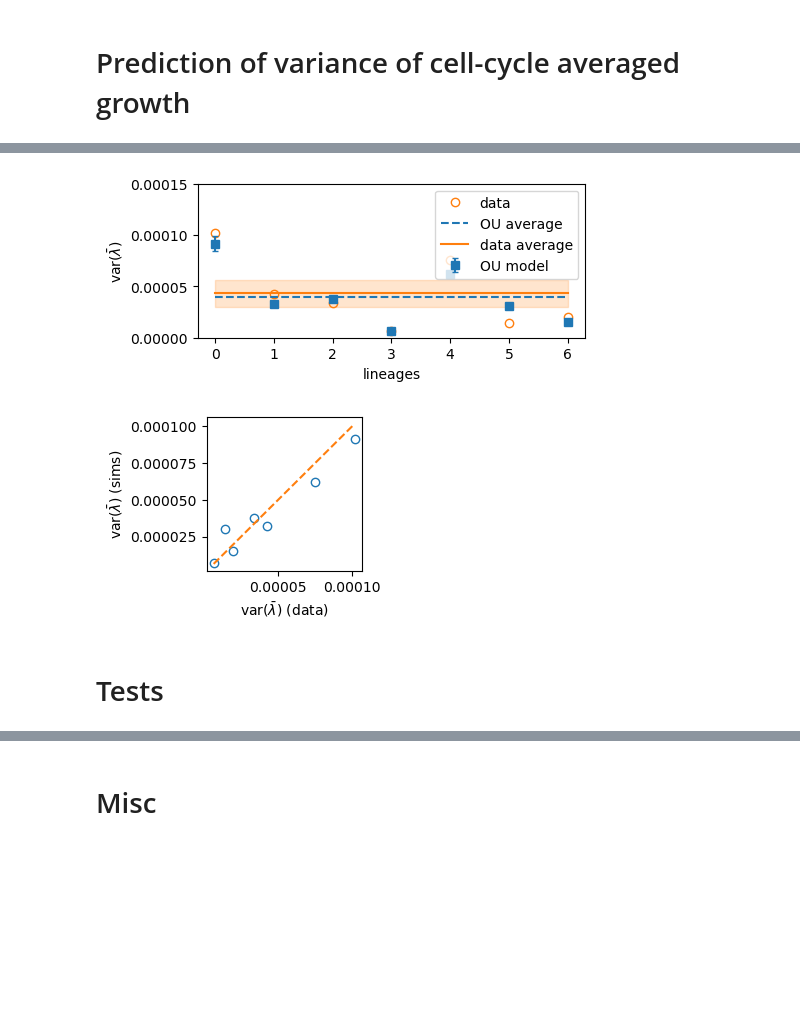
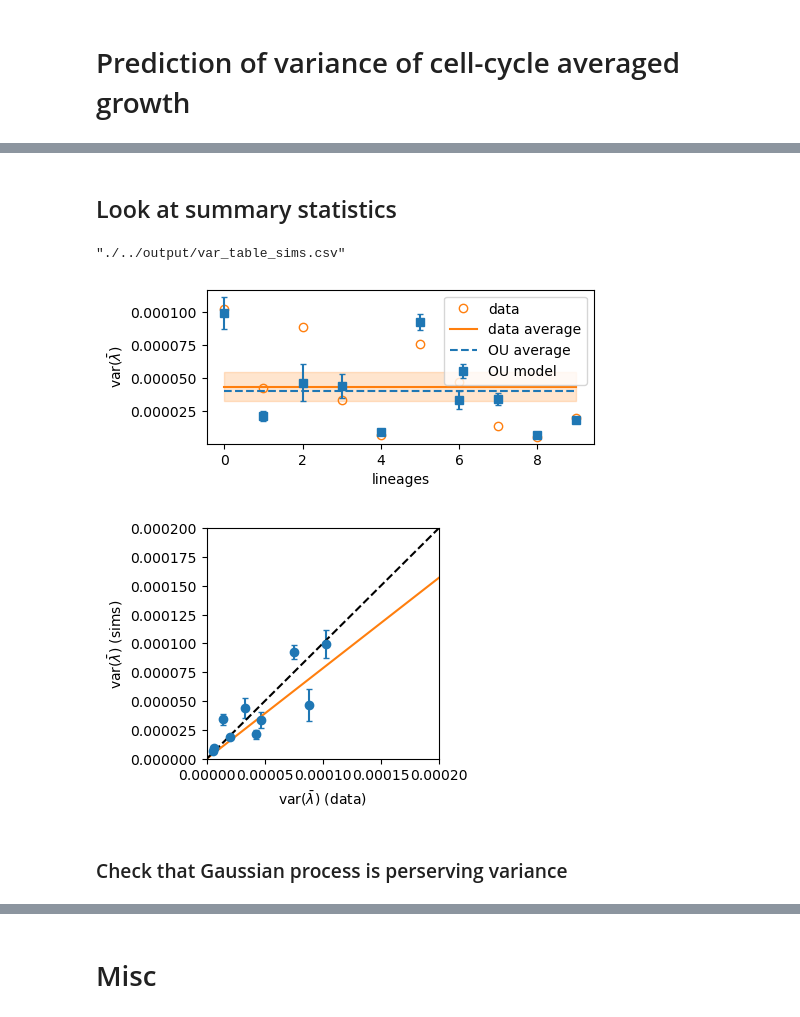
Before and after one commit to elevien/L1210, a Jupyter notebook: notebooks/PAPER_FIG4.ipynb, the cells around one changed output, grey strips where cells are left out. Drawn from its saved outputs; the diff is of its cells as text; code cells hidden in the pictures; blank space fills up the shorter version.

```diff
--- a/notebooks/PAPER_FIG4.ipynb
+++ b/notebooks/PAPER_FIG4.ipynb
@@ -44,7 +25,7 @@ WARNING: replacing module GrowthTraceTools.
 # raw data
 data_raw = CSV.read("./../output/data_processed.csv",DataFrames.DataFrame);
 
-data_gp = CSV.read("./../output/gp_8-30-24/preds.csv",DataFrame)
+data_gp = CSV.read("./../output/gp/data/preds.csv",DataFrame)
 lineages = unique(data_gp.lineage);
 lengths = vcat([
     length(
@@ -57,8 +38,8 @@ lengths = vcat([
         )
     for i in eachindex(lineages)]...)
 data_gp[:,:length] = lengths
-data_gp = data_gp[data_gp.length .>10,:]
+data_gp = data_gp[data_gp.length .>=9,:]
 lineages = unique(data_gp.lineage);
-lineages
+unique(data_gp.length)
 # %% [output]
 7-element Vector{Float64}:
@@ -205,31 +295,58 @@ var_df_data = combine(groupby(data_cells,:lineage),:gr=> var => :gr_var);
+# %% [markdown]
+## Look at summary statistics
+# %%
+var_df_sims = combine(groupby(sims_cells,[:lineage,:replicate]),:gr=> var => :gr_var,:gr=> mean => :gr_mean,:length=> (x -> x[1]) => :length)
+var_df_data = combine(groupby(data_cells,:lineage),:gr=> var => :gr_var,:gr=> mean => :gr_mean,:length => mean => :length);
+var_df_sims_gp = combine(groupby(sims_cells_gp,:lineage),:gr=> var => :gr_var,:gr=> mean => :gr_mean);
+# var_df_sims.cv = var_df_sims.gr_var ./ var_df_data.gr_mean .^2
+# var_df_data.cv = var_df_data.gr_var ./ var_df_data.gr_mean .^2
+var_df_sims_gp.cv = var_df_sims_gp.gr_var ./ var_df_sims_gp.gr_mean .^2
+
+
+sims_means = combine(groupby(var_df_sims,:lineage),:gr_var => mean => :gr_var_avg).gr_var_avg
+sims_std = combine(groupby(var_df_sims,:lineage),:gr_var => std => :gr_var_std).gr_var_std;
+
+CSV.write("./../output/var_table_data.csv",var_df_data)
+CSV.write("./../output/var_table_sims.csv",var_df_sims)
+# %% [output]
+"./../output/var_table_sims.csv"
 # %%
+nreps = length(unique(sims.replicate))
+fig, ax= subplots(figsize=(5,2))
 
-fig, ax= subplots(figsize=(5,2))
-sims_means = combine(groupby(var_df_sims,:lineage),:gr_var => mean => :gr_var_avg).gr_var_avg
-sims_std = combine(groupby(var_df_sims,:lineage),:gr_var => std => :gr_var_std).gr_var_std ./ sqrt(nreps)
 
 ax.plot(var_df_data.gr_var,"C1o",label="data",fillstyle="none")
-ax.errorbar(0:(length(lineages)-1),sims_means,yerr=sims_std,label="OU model",capsize=2,marker="s",color="C0",linestyle="none")
-ax.plot(ones(length(var_data)) .* mean(sims_means),"C0--",label="OU average")
-ax.plot(ones(length(var_data)) .* mean(var_data),"C1-",label="data average")
-ax.fill_between(0:(length(lineages)-1),ones(length(var_data)) .* mean(var_data) .-  std(var_data)/sqrt(length(lineages)),
-ones(length(var_data)) .* mean(var_data) .+  std(var_data)/sqrt(length(lineages)),alpha=0.2,color="C1")
+ax.plot(ones(length(sims_means)) .* mean(var_df_data.gr_var),"C1-",label="data average")
+#ax.plot(var_sims_gp,"C0+",label="sims (GP)",fillstyle="none",markersize=10)
+ax.errorbar(0:(length(sims_means)-1),sims_means,yerr=sims_std ./sqrt(10),label="OU model",capsize=2,marker="s",color="C0",linestyle="none")
+ax.plot(ones(length(sims_means)) .* mean(sims_means),"C0--",label="OU average")
+
+ax.fill_between(0:(length(lineages)-1),ones(length(var_df_data.gr_var)) .* mean(var_df_data.gr_var) .-  std(var_df_data.gr_var)/sqrt(length(lineages)),
+ones(length(var_df_data.gr_var)) .* mean(var_df_data.gr_var) .+  std(var_df_data.gr_var)/sqrt(length(lineages)),alpha=0.2,color="C1")
 ax.legend(frameon=true)
 ax.set_ylabel(L"${\rm var}(\bar{\lambda})$")
 ax.set_xlabel("lineages")
-ax.set_ylim([0,0.00015])
+#ax.set_ylim([0,0.001])
 savefig("./../figures/OU_vs_data.pdf",bbox_inches="tight")
 fig
 # %% [output]
-[figure, old version]
+[figure, new version]
-# %%
-fig, ax= subplots(figsize=(2,2))
-ax.plot(var_df_data.gr_var,sims_means,"o",fillstyle="none")
-ax.plot(sort(var_df_data.gr_var),sort(var_df_data.gr_var),"--")
-ax.set_xlabel(L"${\rm var}(\bar{\lambda})$ (data)")
-ax.set_ylabel(L"${\rm var}(\bar{\lambda})$ (sims)")
-fig
-# %% [output]
-[figure, removed]
-# %% [markdown]
-# Tests
+# %%
+lengths = var_df_data.length
+fig, ax= subplots(figsize=(3,3))
+ax.errorbar(var_df_data.gr_var,sims_means,yerr = sims_std ./sqrt(10),marker="o",linestyle="none",capsize=2,label="raw sims")
+ax.plot([0,0.002],[0,0.002*cov(var_df_data.gr_var,sims_means)/var(var_df_data.gr_var)])
+#ax.plot(var_df_data.gr_var,var_sims_gp ,"C0.",label="Gaussian process")
+ax.plot([0,0.002],[0,0.002],"k--")
+#ax.loglog([mean(var_df_data.gr_var)],[mean(sims_means)],"C0+",label="average",markersize=10)
+#ax.loglog([mean(var_df_data.gr_var)],[mean(var_sims_gp)],"C0s",label="average",markersize=10)
+ax.set_xlabel(L"${\rm var}(\bar{\lambda})$ (data)")
+ax.set_ylabel(L"${\rm var}(\bar{\lambda})$ (sims)")
+ax.set_ylim([0,0.0002])
+ax.set_xlim([0,0.0002])
+savefig("./../figures/varlambdabar-OU_vs_data.pdf",bbox_inches="tight")
+fig
+# %% [output]
+[figure, added]
+# %% [markdown]
+### Check that Gaussian process is perserving variance
```
Also changed, not shown: parts of 22 cells of this notebook, 15 other files.
